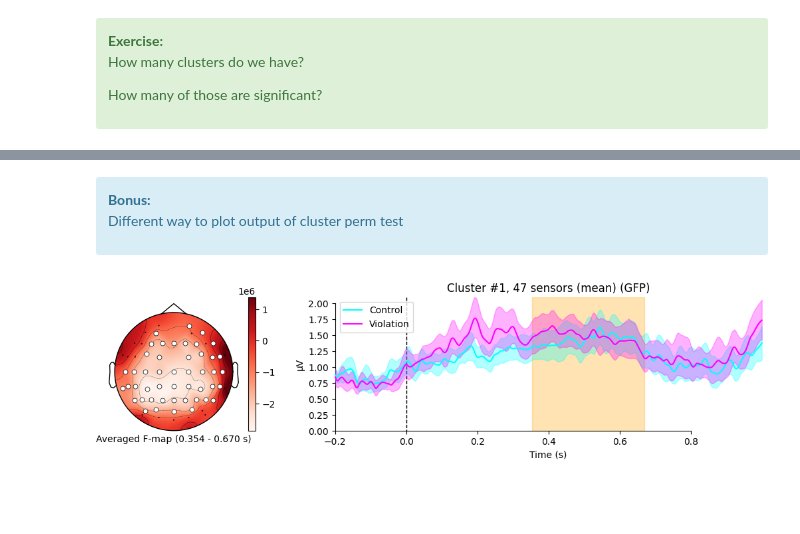
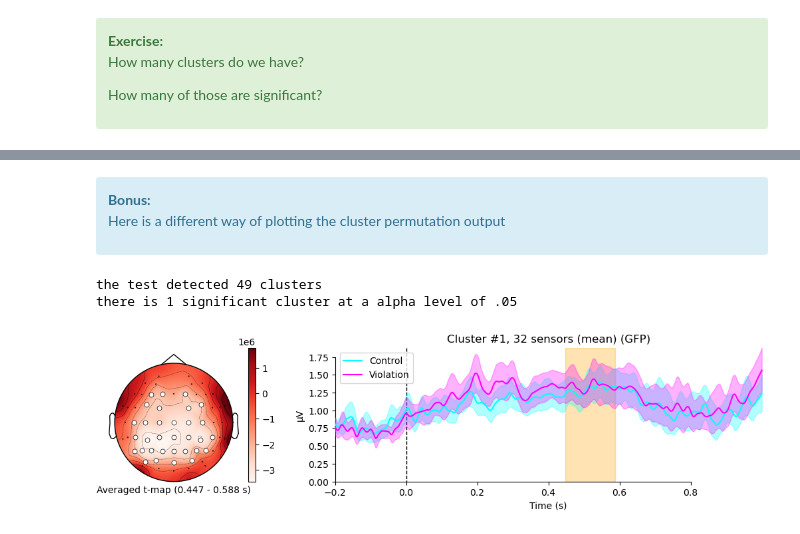
Before and after one commit to CarinaFo/MNE_workshop_liverpool_2024, a Jupyter notebook: notebooks/3_group_analysis_solution.ipynb, the cells around one changed output, grey strips where cells are left out. Saved outputs shown, nothing was run; the diff lists cells and outputs as text; code cells hidden in the pictures; blank space fills up the shorter version.

Commit message:
updated group analysis script

```diff
--- a/notebooks/3_group_analysis_solution.ipynb
+++ b/notebooks/3_group_analysis_solution.ipynb
@@ -401,21 +468,32 @@ plt.show()
 <div class="alert alert-block alert-info">
 <b>Bonus:</b>
 
-Different way to plot output of cluster perm test
+Here is a different way of plotting the cluster permutation output
 
 
 </div>
 # %%
-# run the cluster based permutation analysis without masking for this plotting function to work
+# run the cluster based permutation analysis with output type indices
+# also we set a higher t-threshold to get a smaller cluster
+
 cluster_stats = spatio_temporal_cluster_1samp_test(
     y,
+    threshold=2.6,
     n_permutations=10000,
     n_jobs=-1,
     buffer_size=None,
     adjacency=adjacency,
+    out_type= 'indices'
 )
 
 t_obs, clusters, p_values, _ = cluster_stats
+# %%
+print(f"the test detected {len(clusters)} clusters")
+
+print(f'there is {len(np.where(p_values < .05)[0])} significant cluster at a alpha level of .05')
+# %% [output]
+the test detected 49 clusters
+there is 1 significant cluster at a alpha level of .05
 # %%
 from mpl_toolkits.axes_grid1 import make_axes_locatable
 
@@ -444,15 +522,15 @@ for i_clu, clu_idx in enumerate(good_cluster_inds):
     sig_times = evokeds['Control'][0].times[time_inds]
 
     # create spatial mask
-    mask = np.zeros((f_map.shape[0], 1), dtype=bool)
+    mask = np.zeros((t_map.shape[0], 1), dtype=bool)
     mask[ch_inds, :] = True
 
     # initialize figure
     fig, ax_topo = plt.subplots(1, 1, figsize=(10, 3), layout="constrained")
 
     # plot average test statistic and mark significant sensors
-    f_evoked = mne.EvokedArray(t_map[:, np.newaxis], evokeds['Control'][0].info, tmin=0)
-    f_evoked.plot_topomap(
+    t_evoked = mne.EvokedArray(t_map[:, np.newaxis], evokeds['Control'][0].info, tmin=0)
+    t_evoked.plot_topomap(
         times=0,
         mask=mask,
         axes=ax_topo,
@@ -473,32 +551,32 @@ for i_clu, clu_idx in enumerate(good_cluster_inds):
     # add axes for colorbar
     ax_colorbar = divider.append_axes("right", size="5%", pad=0.05)
     plt.colorbar(image, cax=ax_colorbar)
     ax_topo.set_xlabel(
-        "Averaged F-map ({:0.3f} - {:0.3f} s)".format(*sig_times[[0, -1]])
+        "Averaged t-map ({:0.3f} - {:0.3f} s)".format(*sig_times[[0, -1]])
     )
 
     # add new axis for time courses and plot time courses
     ax_signals = divider.append_axes("right", size="300%", pad=1.2)
     title = f"Cluster #{i_clu + 1}, {len(ch_inds)} sensor"
     if len(ch_inds) > 1:
         title += "s (mean)"
     mne.viz.plot_compare_evokeds(
         evokeds,
         title=title,
         picks=ch_inds,
         axes=ax_signals,
         colors=colors,
         show=False,
         split_legend=True,
         truncate_yaxis="auto",
     )
 
     # plot temporal cluster extent
     ymin, ymax = ax_signals.get_ylim()
     ax_signals.fill_betweenx(
         (ymin, ymax), sig_times[0], sig_times[-1], color="orange", alpha=0.3
     )
 
 plt.show()
 # %% [output]
-[figure, old version]
+[figure, new version]
```
Also changed, not shown: parts of 39 cells of this notebook.
